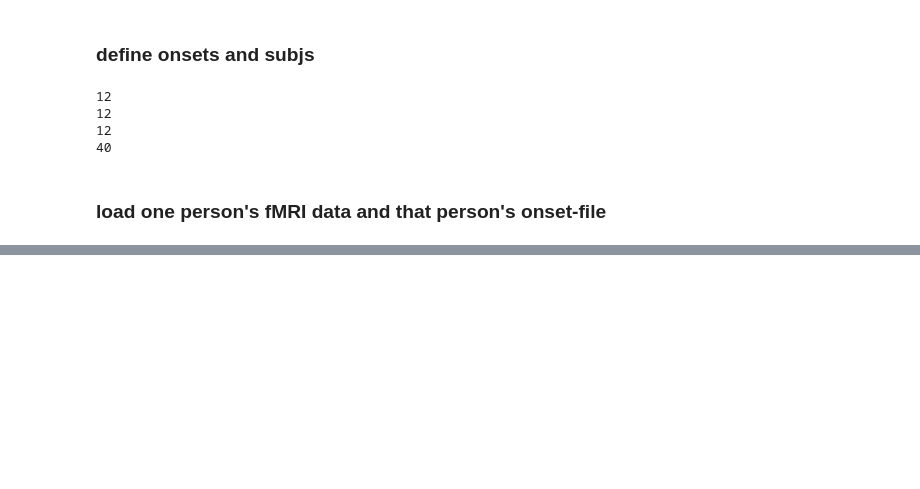
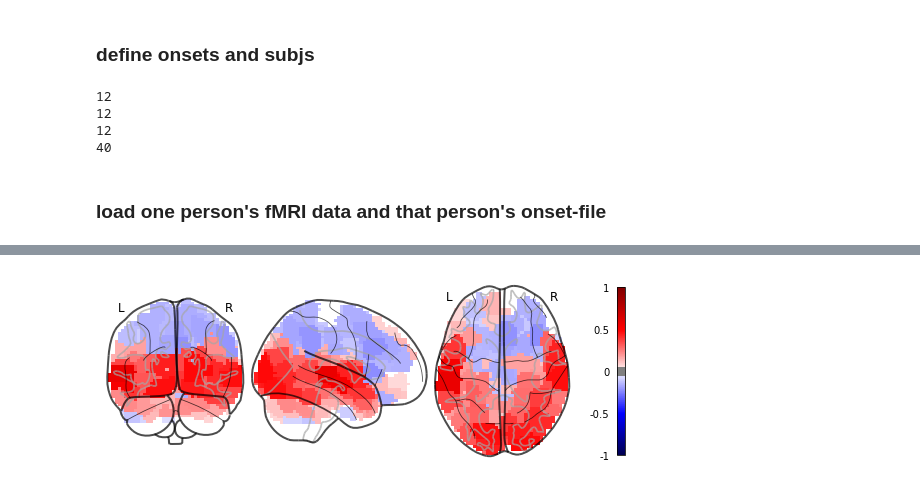
Before and after one commit to shelbywilcox/realcost_memory_isc, a Jupyter notebook: scripts/brain_plots_v_i.ipynb, the cells around one changed output, grey strips where cells are left out. Saved outputs shown, nothing was run; the diff lists cells and outputs as text; code cells hidden in the pictures; blank space fills up the shorter version.

```diff
--- a/scripts/brain_plots_v_i.ipynb
+++ b/scripts/brain_plots_v_i.ipynb
@@ -606,0 +376,11 @@ plt.show()
+# %%
+region_vector_v4 = np.zeros((1,268))
+region_vector_v4[0, :] = avg_views_intra[3][0:268]
+
+region_img_v4 = shen_masker.inverse_transform(region_vector_v4);
+
+nilearn.plotting.plot_glass_brain(nilearn.image.index_img(region_img_v4,0),plot_abs=False, colorbar=True, vmax = 1.,
+                                       cmap = 'seismic');
+plt.show()
+# %% [output]
+[figure, added]
```
Also changed, not shown: parts of 47 cells of this notebook.
